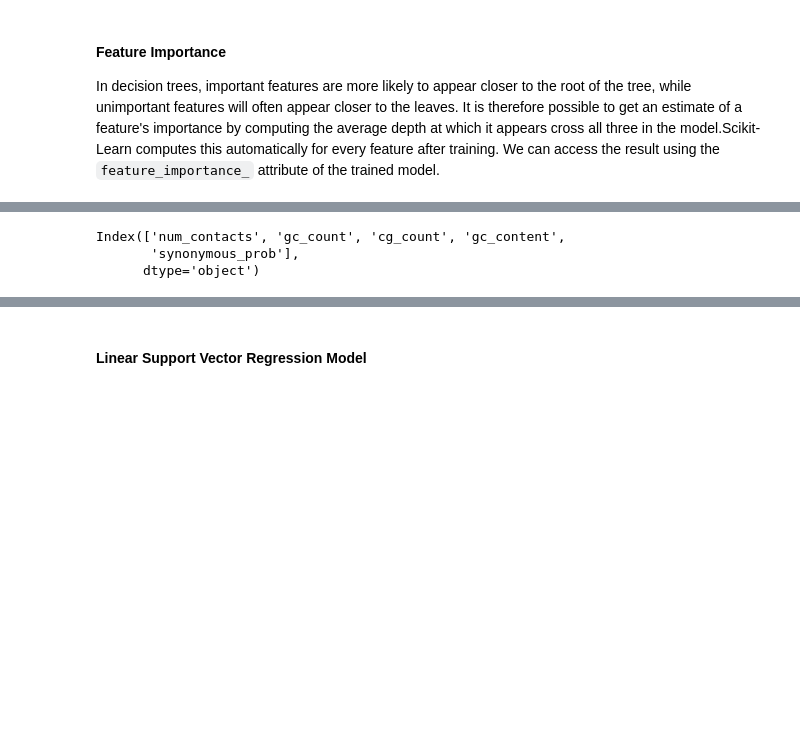
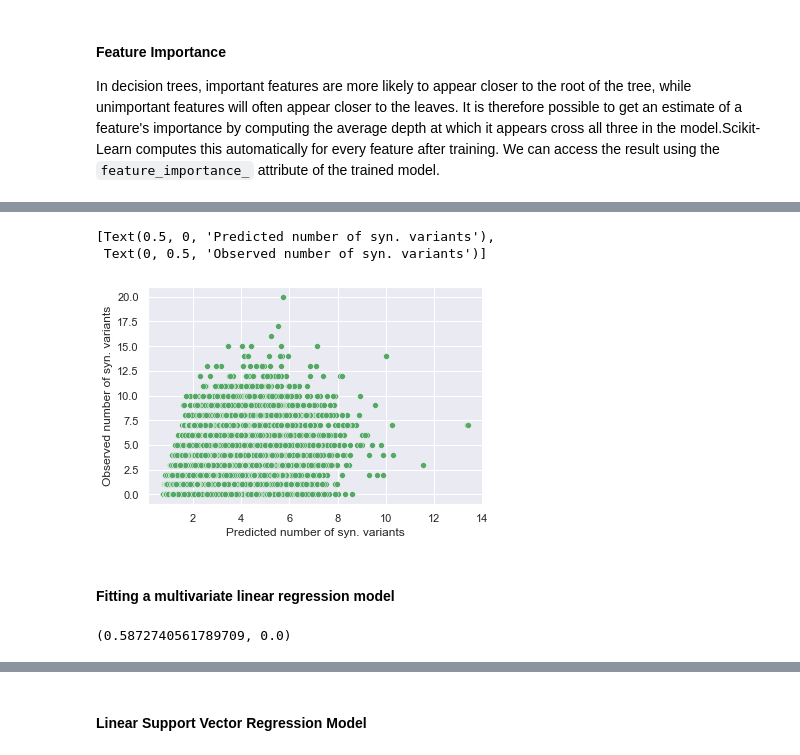
Before and after one commit to CapraLab/cosmis, a Jupyter notebook: scripts/predict_variant_count.ipynb, the cells around one changed output, grey strips where cells are left out. Cells and saved outputs as stored; diff of their text form; code cells hidden in the pictures; blank space fills up the shorter version.

```diff
--- a/scripts/predict_variant_count.ipynb
+++ b/scripts/predict_variant_count.ipynb
@@ -163,6 +185,21 @@ array([-0.3742665 ,  0.87033338, -1.19055473, ...,  0.92172386,
-# %%
-X_train.columns
-# %% [output]
-Index(['num_contacts', 'gc_count', 'cg_count', 'gc_content',
-       'synonymous_prob'],
-      dtype='object')
+# %%
+# plot predictions vs observations
+ax = sns.scatterplot(x=y_pred, y=y_test, color='g')
+ax.set(xlabel='Predicted number of syn. variants', ylabel='Observed number of syn. variants')
+# %% [output]
+[Text(0.5, 0, 'Predicted number of syn. variants'),
+ Text(0, 0.5, 'Observed number of syn. variants')]
+[figure, added]
+# %% [markdown]
+#### Fitting a multivariate linear regression model
+# %%
+lr = LinearRegression()
+X_combined = np.concatenate((X_train_scaled, X_val_scaled))
+y_combined = np.concatenate(((y_train, y_val)))
+lr.fit(X_combined, y_combined)
+
+#
+y_pred = lr.predict(X_test_scaled)
+pearsonr(y_test, y_pred)
+# %% [output]
+(0.5872740561789709, 0.0)
```
Also changed, not shown: parts of 19 cells of this notebook, 4 other files.
